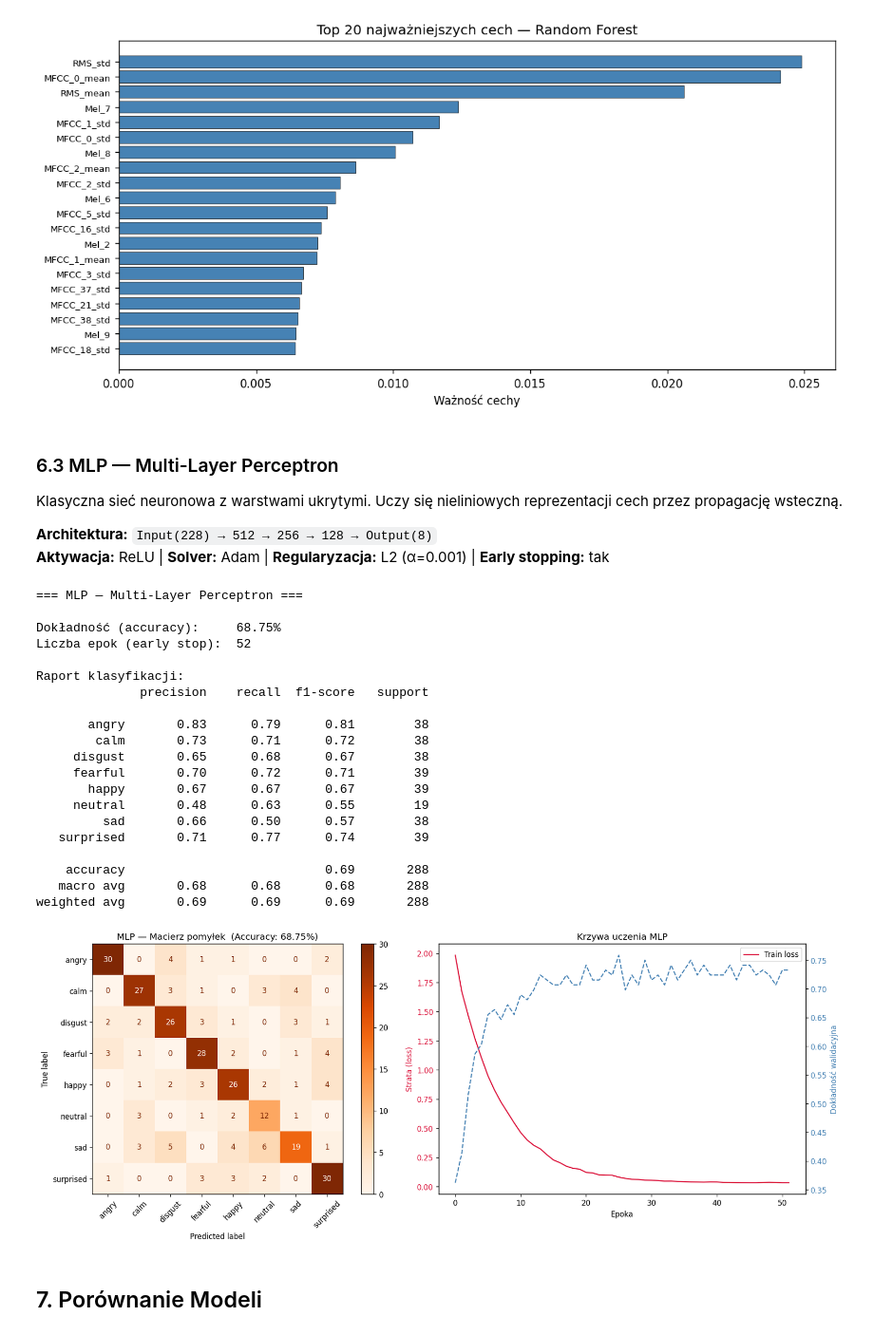
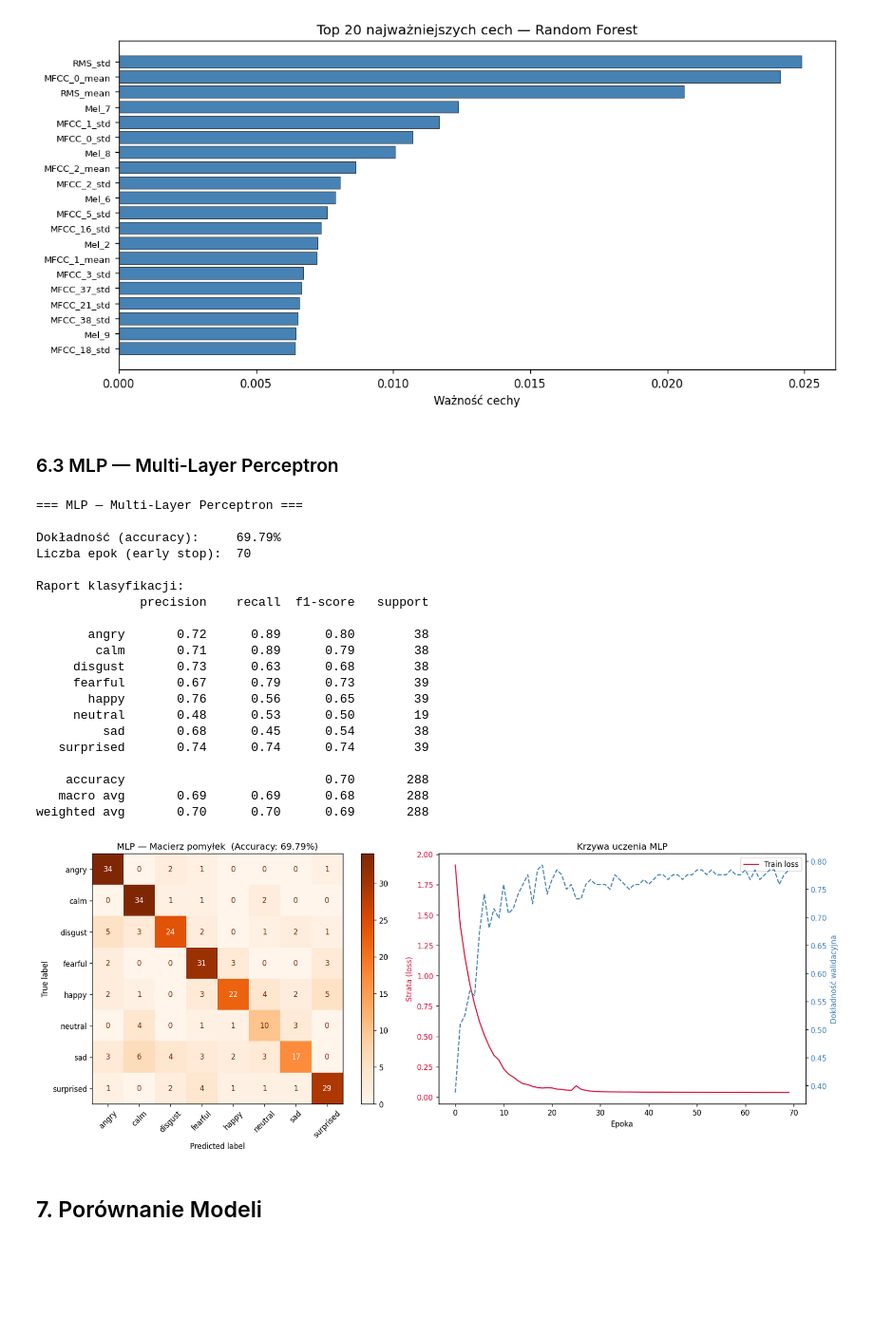
Before and after one commit to wrosky/Acustic_Signal_Project, a Jupyter notebook: proj.ipynb, the cells around one changed output. Shown at 95% size. Saved outputs shown, nothing was run; the diff lists cells and outputs as text; code cells hidden in the pictures; blank space fills up the shorter version.

```diff
--- a/proj.ipynb
+++ b/proj.ipynb
@@ -506,27 +419,22 @@ weighted avg       0.54      0.54      0.53       288
 [figure]
 # %% [markdown]
 ### 6.3 MLP — Multi-Layer Perceptron
-
-Klasyczna sieć neuronowa z warstwami ukrytymi. Uczy się nieliniowych reprezentacji cech przez propagację wsteczną.
-
-**Architektura:** `Input(228) → 512 → 256 → 128 → Output(8)`
-**Aktywacja:** ReLU | **Solver:** Adam | **Regularyzacja:** L2 (α=0.001) | **Early stopping:** tak
 # %%
 print('=== MLP — Multi-Layer Perceptron ===\n')
 
 mlp = MLPClassifier(
-    hidden_layer_sizes=(256, 128, 64),
+    hidden_layer_sizes=(512, 256, 128),
     activation='relu',
     solver='adam',
     alpha=0.005,
     learning_rate='adaptive',
     learning_rate_init=0.0005,
     batch_size=64,
-    max_iter=600,
+    max_iter=2000,
     random_state=42,
     early_stopping=True,
     validation_fraction=0.1,
-    n_iter_no_change=25,
+    n_iter_no_change=50,
     verbose=False
 )
 mlp.fit(X_train_sc, y_train)
@@ -545,47 +453,47 @@ fig, axes = plt.subplots(1, 2, figsize=(16, 6))
 cm_mlp = confusion_matrix(y_test, y_pred_mlp)
 ConfusionMatrixDisplay(cm_mlp, display_labels=le.classes_).plot(
     ax=axes[0], cmap='Oranges', colorbar=True, values_format='d'
 )
 axes[0].set_title(f'MLP — Macierz pomyłek  (Accuracy: {acc_mlp*100:.2f}%)', fontsize=12)
 axes[0].tick_params(axis='x', rotation=45)
 
 axes[1].plot(mlp.loss_curve_, color='crimson', label='Train loss')
 if mlp.validation_scores_ is not None:
     ax2 = axes[1].twinx()
     ax2.plot(mlp.validation_scores_, color='steelblue', linestyle='--', label='Val accuracy')
     ax2.set_ylabel('Dokładność walidacyjna', color='steelblue')
     ax2.tick_params(axis='y', labelcolor='steelblue')
 axes[1].set_xlabel('Epoka')
 axes[1].set_ylabel('Strata (loss)', color='crimson')
 axes[1].tick_params(axis='y', labelcolor='crimson')
 axes[1].set_title('Krzywa uczenia MLP')
 axes[1].legend(loc='upper right')
 
 plt.tight_layout()
 plt.savefig(os.path.join(BASE_DIR, 'mlp_results.png'), bbox_inches='tight')
 plt.show()
 # %% [output]
 === MLP — Multi-Layer Perceptron ===
 
-Dokładność (accuracy):     68.75%
-Liczba epok (early stop):  52
+Dokładność (accuracy):     69.79%
+Liczba epok (early stop):  70
 
 Raport klasyfikacji:
               precision    recall  f1-score   support
 
-       angry       0.83      0.79      0.81        38
-        calm       0.73      0.71      0.72        38
-     disgust       0.65      0.68      0.67        38
-     fearful       0.70      0.72      0.71        39
-       happy       0.67      0.67      0.67        39
-     neutral       0.48      0.63      0.55        19
-         sad       0.66      0.50      0.57        38
-   surprised       0.71      0.77      0.74        39
+       angry       0.72      0.89      0.80        38
+        calm       0.71      0.89      0.79        38
+     disgust       0.73      0.63      0.68        38
+     fearful       0.67      0.79      0.73        39
+       happy       0.76      0.56      0.65        39
+     neutral       0.48      0.53      0.50        19
+         sad       0.68      0.45      0.54        38
+   surprised       0.74      0.74      0.74        39
 
-    accuracy                           0.69       288
-   macro avg       0.68      0.68      0.68       288
-weighted avg       0.69      0.69      0.69       288
+    accuracy                           0.70       288
+   macro avg       0.69      0.69      0.68       288
+weighted avg       0.70      0.70      0.69       288
-[figure, old version]
+[figure, new version]
 # %% [markdown]
 ## 7. Porównanie Modeli
 # %%
```
Also changed, not shown: parts of 21 cells of this notebook, 4 other files.
